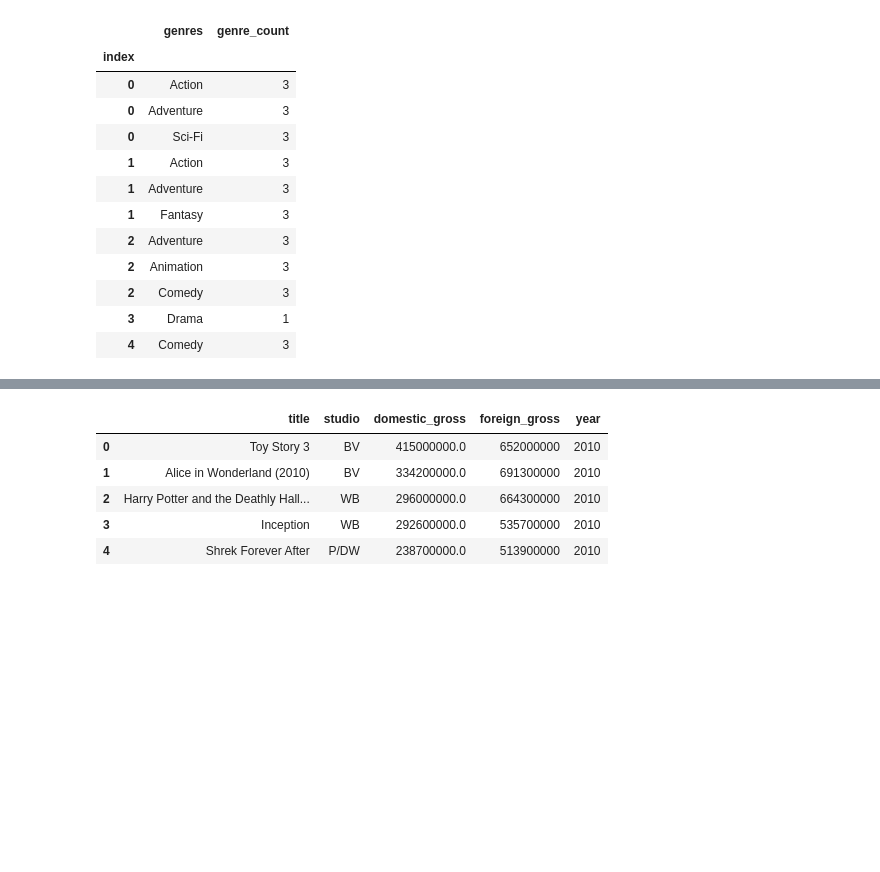
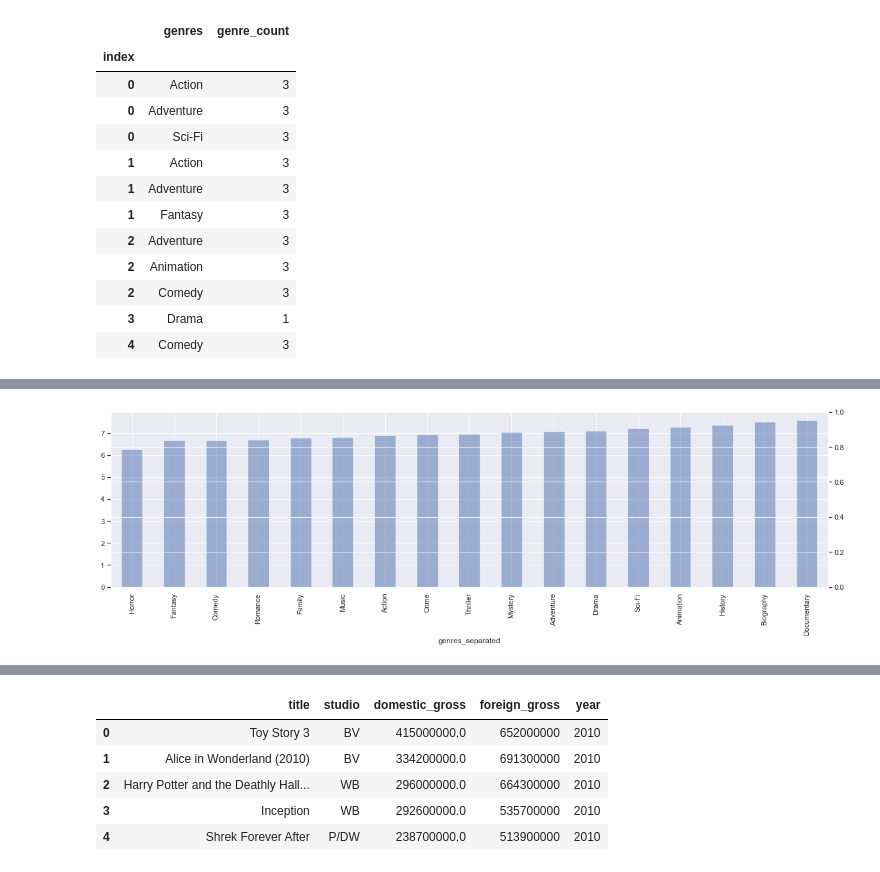
Before and after one commit to doriggs/Semester1Capstone, a Jupyter notebook: student.ipynb, the cells around one changed output, grey strips where cells are left out. Cells and saved outputs as stored; diff of their text form; code cells hidden in the pictures; blank space fills up the shorter version.

```diff
--- a/student.ipynb
+++ b/student.ipynb
@@ -204,0 +280,28 @@ Some sample volumes are really low, might want to throw out genres with <30 movi
+# %%
+def dollar_string_to_int(cash_string):
+    cash_string = cash_string.strip('$')
+    cash_string = cash_string.replace(',', '')
+    return int(cash_string)
+
+imdb_tn_split_df['num_production_budget'] = imdb_tn_split_df\
+                                                .production_budget\
+                                                .map(dollar_string_to_int)
+imdb_tn_split_df['num_domestic_gross'] = imdb_tn_split_df\
+                                                .domestic_gross\
+                                                .map(dollar_string_to_int)
+imdb_tn_split_df['num_worldwide_gross'] = imdb_tn_split_df\
+                                                .worldwide_gross\
+                                                .map(dollar_string_to_int)
+# %%
+genre_df = imdb_tn_split_df.groupby('genres_separated').agg({
+    'runtime_minutes':'mean',
+    'rating_points':'sum',
+    'numvotes':'sum',
+    'num_production_budget': 'sum',
+    'num_domestic_gross':'sum',
+    'num_worldwide_gross':'sum',
+    'genre_amount':'mean',
+    'movie_id':'count'
+
+
+})
@@ -204,0 +329,10 @@ Some sample volumes are really low, might want to throw out genres with <30 movi
+# %%
+genre_df.columns = ['runtime_minutes', 'rating_points', 'numvotes', 'num_production_budget',
+       'num_domestic_gross', 'num_worldwide_gross', 'genre_amount',
+       'movie_count'];
+genre_df = genre_df[(genre_df.numvotes >= 10000) & (genre_df.movie_count >= 100)]
+# %%
+genre_df['gross_profit_per_movie'] = (genre_df.num_worldwide_gross - genre_df.num_production_budget) / genre_df.movie_count
+genre_df['profit_ratio'] = genre_df.num_worldwide_gross / genre_df.num_production_budget
+genre_df['average_rating'] = genre_df['rating_points'] / genre_df['numvotes']
+genre_df['numvotes_per_movie'] = genre_df.numvotes / genre_df.movie_count
@@ -204,0 +360,7 @@ Some sample volumes are really low, might want to throw out genres with <30 movi
+# %%
+fig, ax = plt.subplots(figsize=(20,5))
+ax2 = ax.twinx()
+genre_df.sort_values('average_rating').average_rating\
+.plot.bar(ax=ax, alpha = .5);
+# %% [output]
+[figure, added]
```
Also changed, not shown: parts of 49 cells of this notebook, 1 other file.
